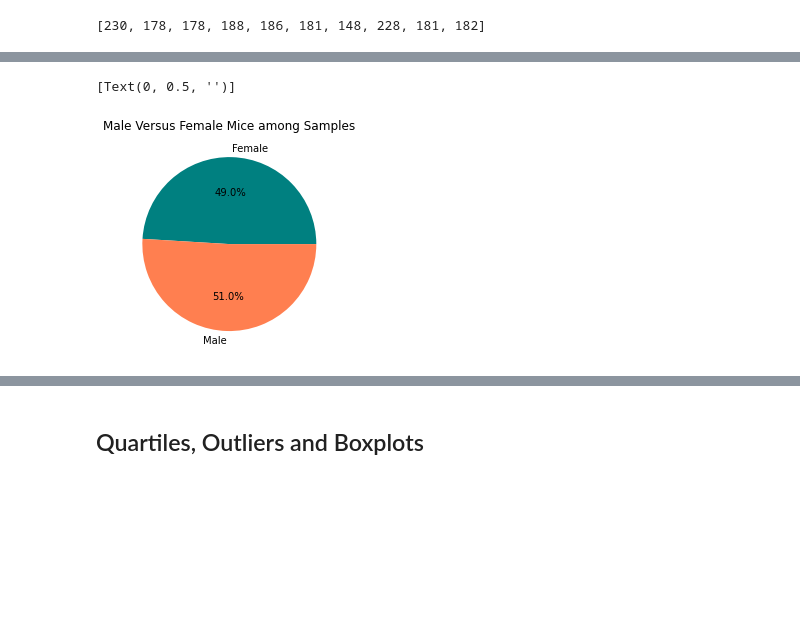
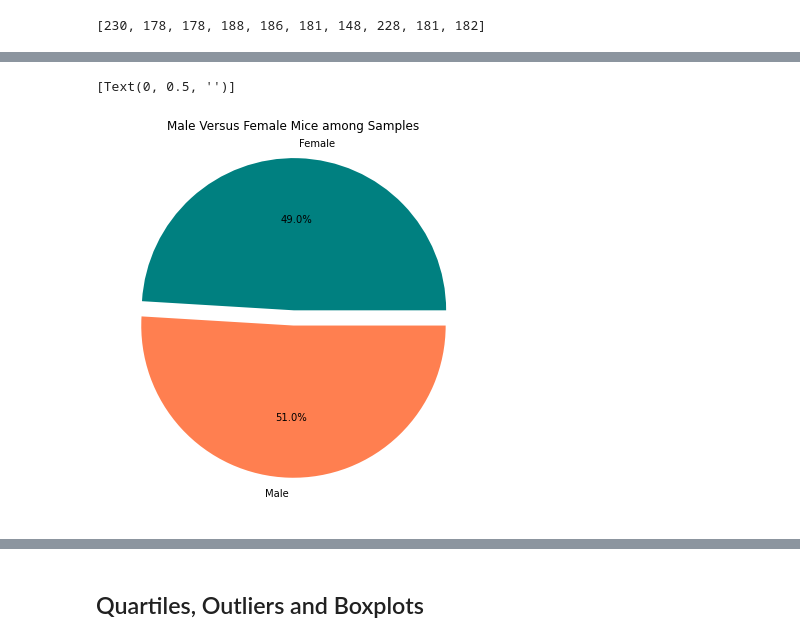
Before and after one commit to Claude-Hanfou/Pymaceuticals-Analysis, a Jupyter notebook: Pymaceuticals/Pymaceutical_start.ipynb, the cells around one changed output, grey strips where cells are left out. Saved outputs shown, nothing was run; the diff lists cells and outputs as text; code cells hidden in the pictures; blank space fills up the shorter version.

```diff
--- a/Pymaceuticals/Pymaceutical_start.ipynb
+++ b/Pymaceuticals/Pymaceutical_start.ipynb
@@ -162,26 +162,29 @@ Text(0, 0.5, 'Number of Mice')
 # %%
 # Generate a pie plot showing the distribution of female versus male mice using pandas
 #Give a title to the chart
 pie_title = "Male Versus Female Mice among Samples"
 
 #Group the mice by gender
 gender_grp = cleaned_data_df.groupby(["Sex"])
 
 #Get the count of the gender
 gender_count = gender_grp.count()
 
 #Column neede fo the chart
 column_name = gender_count.columns[0]
 
+#Determine explode
+explode = (0.1, 0)
+
 #Change the neame of the column
 gender_count = gender_count.rename(columns={column_name: 'Number of Data Points'})
 
 #Plot the chart
-ax = gender_count.plot.pie(y='Number of Data Points',autopct="%1.1f%%",title = pie_title, legend=False, colors = ["teal", "coral"])
+ax = gender_count.plot.pie(y='Number of Data Points',autopct="%1.1f%%",title = pie_title,figsize=(12,7), explode=explode,legend=False, colors = ["teal", "coral"])
 ax.set(ylabel="")
 # %% [output]
 [Text(0, 0.5, '')]
-[figure, old version]
+[figure, new version]
 # %%
 # Generate a pie plot showing the distribution of female versus male mice using pyplot
 # Labels for the sections of our pie chart
```
Also changed, not shown: parts of 9 cells of this notebook.
